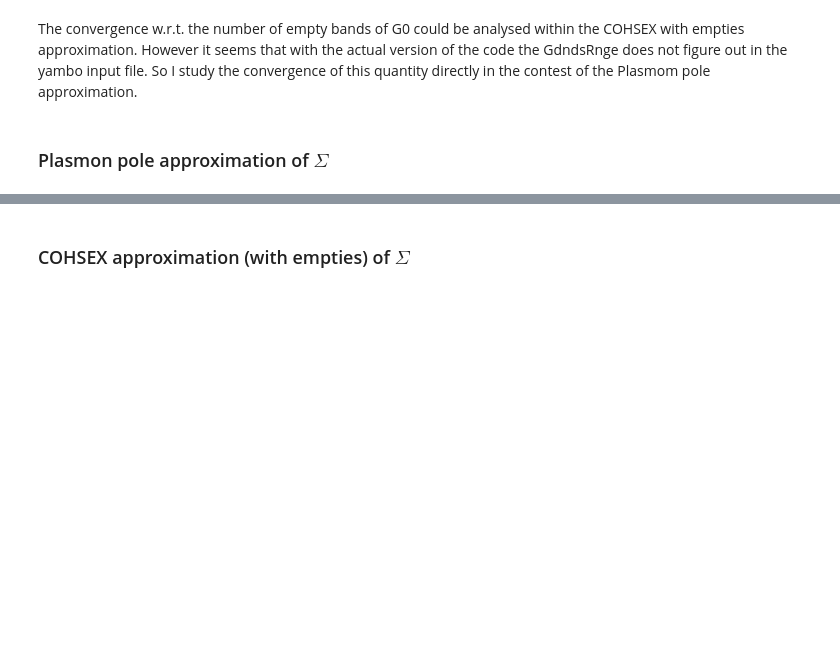
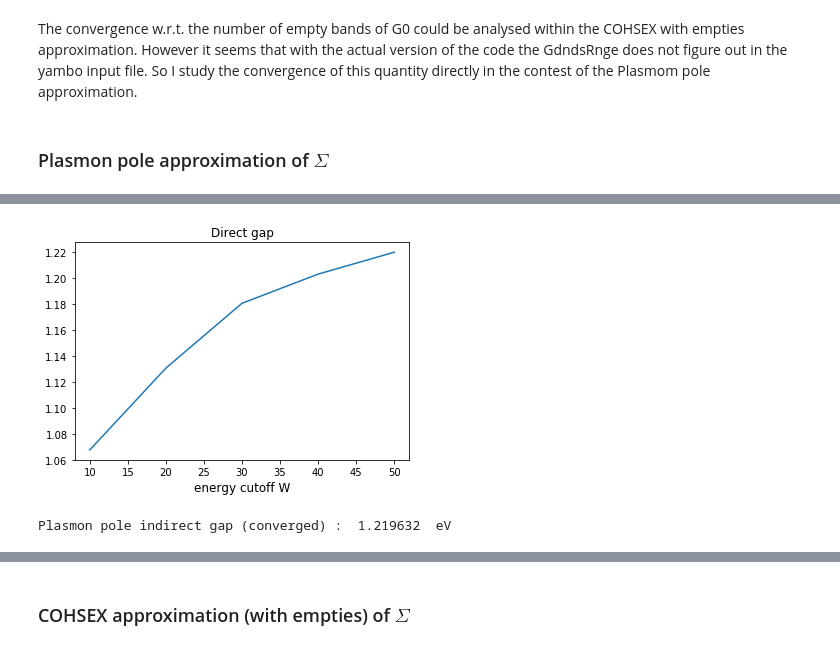
Before and after one commit to marcodalessandro76/Yambo-nb, a Jupyter notebook: Si-equilibrium/GW convergence analysis/GW Convergence Analysis.ipynb, the cells around one changed output, grey strips where cells are left out. Drawn from its saved outputs; the diff is of its cells as text; code cells hidden in the pictures; blank space fills up the shorter version.

```diff
--- a/Si-equilibrium/GW convergence analysis/GW Convergence Analysis.ipynb
+++ b/Si-equilibrium/GW convergence analysis/GW Convergence Analysis.ipynb
@@ -274,8 +282,10 @@ for gcomp in G0_Gcomp:
 
     plt.plot(kp,indirGap[gcomp],label= 'G0_Gcomp_'+str(gcomp))
 
-print 'HF indirect gap (converged) : ',indirGap[G0_Gcomp[-1]][-1], ' eV'
 plt.title('Indirect gap')
 plt.legend()
 plt.show()
+
+si_indirGap['hf'] = indirGap[G0_Gcomp[-1]][-1]
+print 'HF indirect gap (converged) : ',si_indirGap['hf'], ' eV'
 # %% [output]
@@ -409,9 +421,11 @@ for wn in W_nb:
 
     plt.plot(W_Gcomp,indirGap[wn],label= 'W_Nbn_'+str(wn))
 
-print 'COHSEX (without empties) indirect gap (converged) : ',indirGap[W_nb[-1]][-1], ' eV'
 plt.xlabel('energy cutoff W',size=12)
 plt.title('Indirect gap')
 plt.legend()
 plt.show()
+
+si_indirGap['cs'] = indirGap[W_nb[-1]][-1]
+print 'COHSEX (without empties) indirect gap (converged) : ',si_indirGap['cs'], ' eV'
 # %% [output]
@@ -455,0 +505,37 @@ execute : cd yambo/k2_nb60 ; mpirun -np 8 yambo -F ppa-inp.in -J ppa-out -C ppa-
+# %%
+y = yamboDic[hf_kconv][nscf_nbnds[0]]['pp']
+
+# stucture for indirect gap [k] : [khomo,klumo]
+# using indGap as difference between homo in Gamma(0,0,0)
+# and lumo in (0.0, -0.5, -0.5) (rlu)
+par = {2:[1,3], 4:[1,7], 6:[1,13], 8:[1,21]}
+
+indirGap = []
+for gnb in G0_nb:
+    ind = 0
+    for kVal,bndVal in zip(y[gnb]['KP'],y[gnb]['BND']):
+        if kVal == par[hf_kconv][0] and bndVal == 4.0:
+            break
+        else:
+            ind +=1
+    EHomo = y[gnb]['E0'][ind] + y[gnb]['EmE0'][ind]
+    ind = 0
+    for kVal,bndVal in zip(y[gnb]['KP'],y[gnb]['BND']):
+        if kVal == par[hf_kconv][1] and bndVal == 5.0:
+            break
+        else:
+            ind +=1
+    ELumo = y[gnb]['E0'][ind] + y[gnb]['EmE0'][ind]
+    indirGap.append(ELumo-EHomo)
+
+plt.plot(G0_nb,indirGap)
+
+plt.xlabel('energy cutoff W',size=12)
+plt.title('Direct gap')
+plt.show()
+
+si_indirGap['pp'] = indirGap[-1]
+print 'Plasmon pole indirect gap (converged) : ',si_indirGap['pp'], ' eV'
+# %% [output]
+[figure, added]
+Plasmon pole indirect gap (converged) :  1.219632  eV
```
Also changed, not shown: parts of 30 cells of this notebook, 1 other file.
